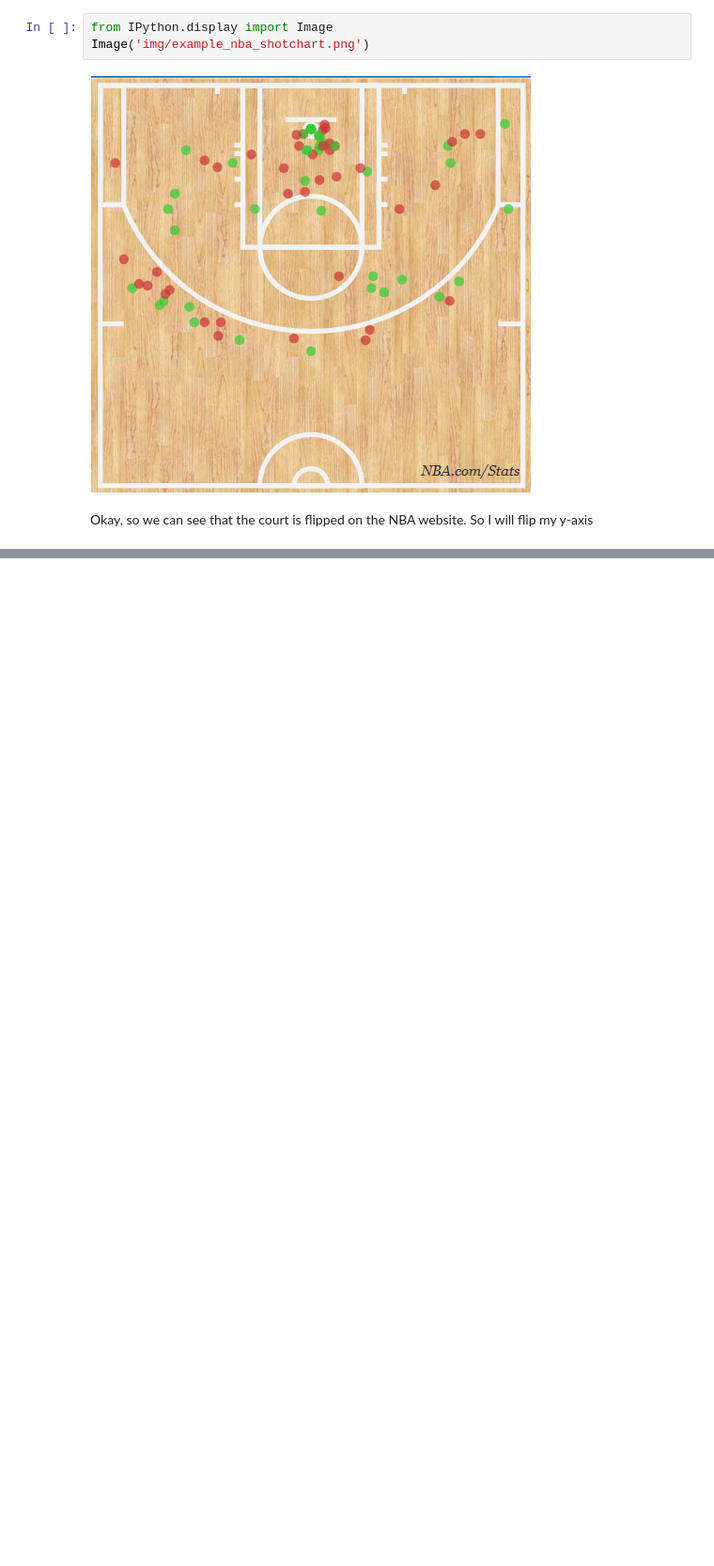
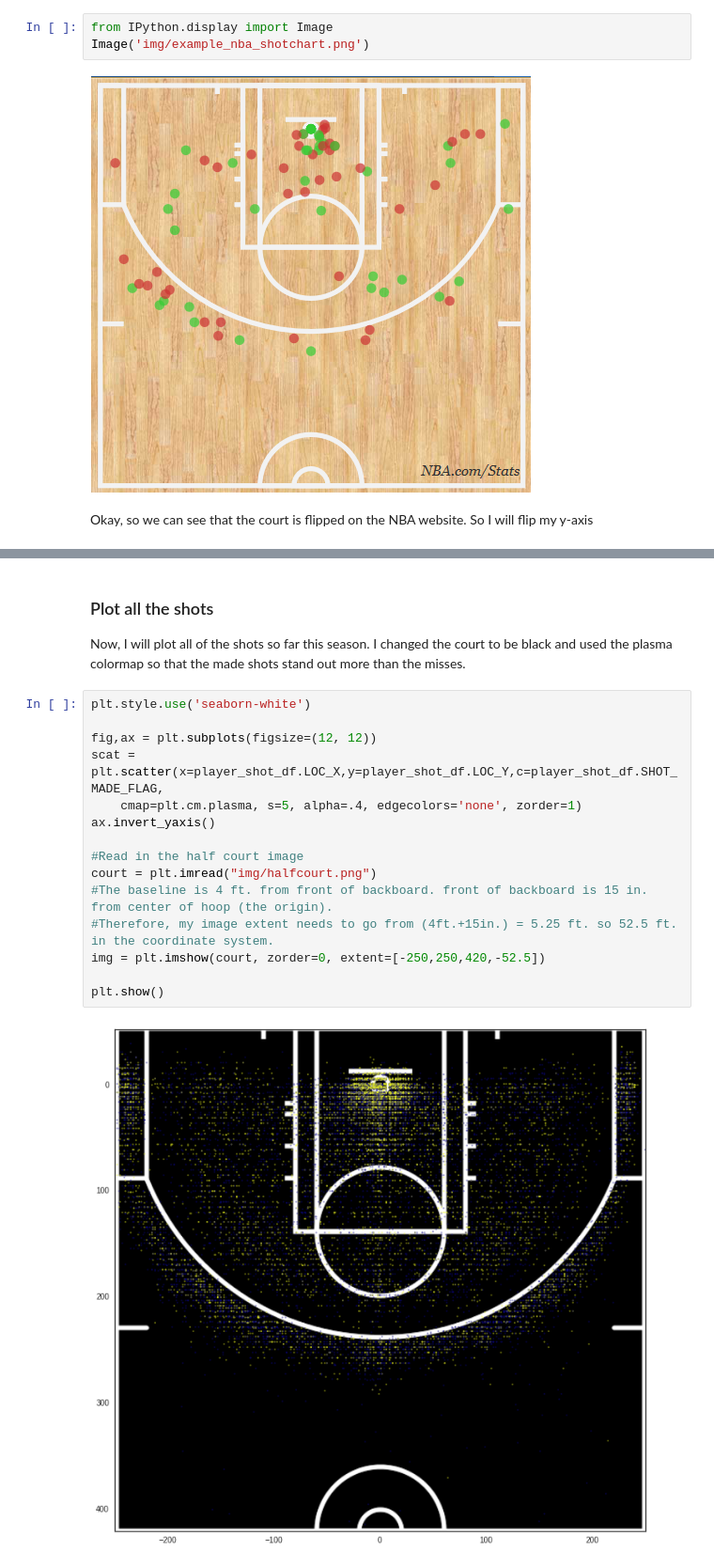
Before and after one commit to btq/nba_stats, a Jupyter notebook: NBA_shot_charts.ipynb, the cells around one changed output, grey strips where cells are left out. Shown at 94% size. Cells and saved outputs as stored; diff of their text form; blank space fills up the shorter version.

```diff
--- a/NBA_shot_charts.ipynb
+++ b/NBA_shot_charts.ipynb
@@ -181,0 +232,21 @@ Steps
+# %% [markdown]
+### Plot all the shots
+
+Now, I will plot all of the shots so far this season. I changed the court to be black and used the plasma colormap so that the made shots stand out more than the misses.
+# %%
+plt.style.use('seaborn-white')
+
+fig,ax = plt.subplots(figsize=(12, 12))
+scat = plt.scatter(x=player_shot_df.LOC_X,y=player_shot_df.LOC_Y,c=player_shot_df.SHOT_MADE_FLAG,
+    cmap=plt.cm.plasma, s=5, alpha=.4, edgecolors='none', zorder=1)
+ax.invert_yaxis()
+
+#Read in the half court image
+court = plt.imread("img/halfcourt.png")
+#The baseline is 4 ft. from front of backboard. front of backboard is 15 in. from center of hoop (the origin).
+#Therefore, my image extent needs to go from (4ft.+15in.) = 5.25 ft. so 52.5 ft. in the coordinate system.
+img = plt.imshow(court, zorder=0, extent=[-250,250,420,-52.5])
+
+plt.show()
+# %% [output]
+[figure, added]
```
Also changed, not shown: parts of 68 cells of this notebook.
